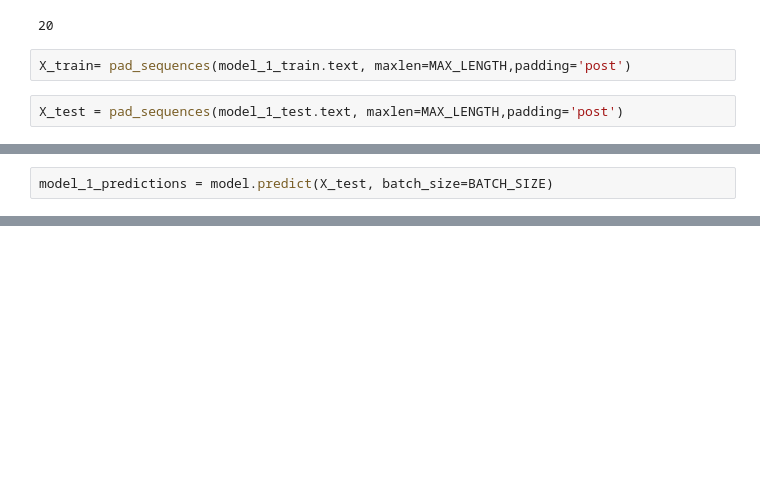
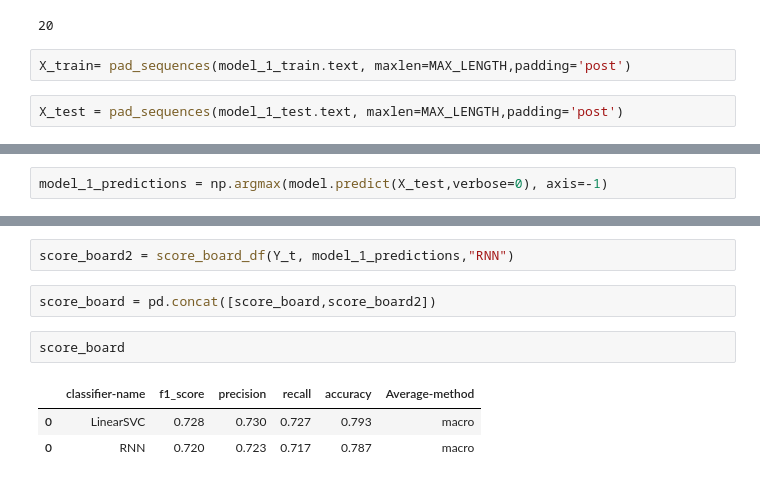
Before and after one commit to elyte5star/NLP, a Jupyter notebook: DAT305.ipynb, the cells around one changed output, grey strips where cells are left out. Drawn from its saved outputs; the diff is of its cells as text; blank space fills up the shorter version.

```diff
--- a/DAT305.ipynb
+++ b/DAT305.ipynb
@@ -1051,2 +1056,2 @@ model_1_results = model.evaluate(X_test ,Y_test, batch_size=BATCH_SIZE, verbose=
 # %%
-model_1_predictions = model.predict(X_test, batch_size=BATCH_SIZE)
+model_1_predictions = np.argmax(model.predict(X_test,verbose=0), axis=-1)
@@ -1061,0 +1058,10 @@ compile_metrics :  0.5802493691444397
+# %%
+score_board2 = score_board_df(Y_t, model_1_predictions,"RNN")
+# %%
+score_board = pd.concat([score_board,score_board2])
+# %%
+score_board
+# %% [output]
+|  | classifier-name | f1_score | precision | recall | accuracy | Average-method |
+| 0 | LinearSVC | 0.728 | 0.730 | 0.727 | 0.793 | macro |
+| 0 | RNN | 0.720 | 0.723 | 0.717 | 0.787 | macro |
```
Also changed, not shown: parts of 25 cells of this notebook.
